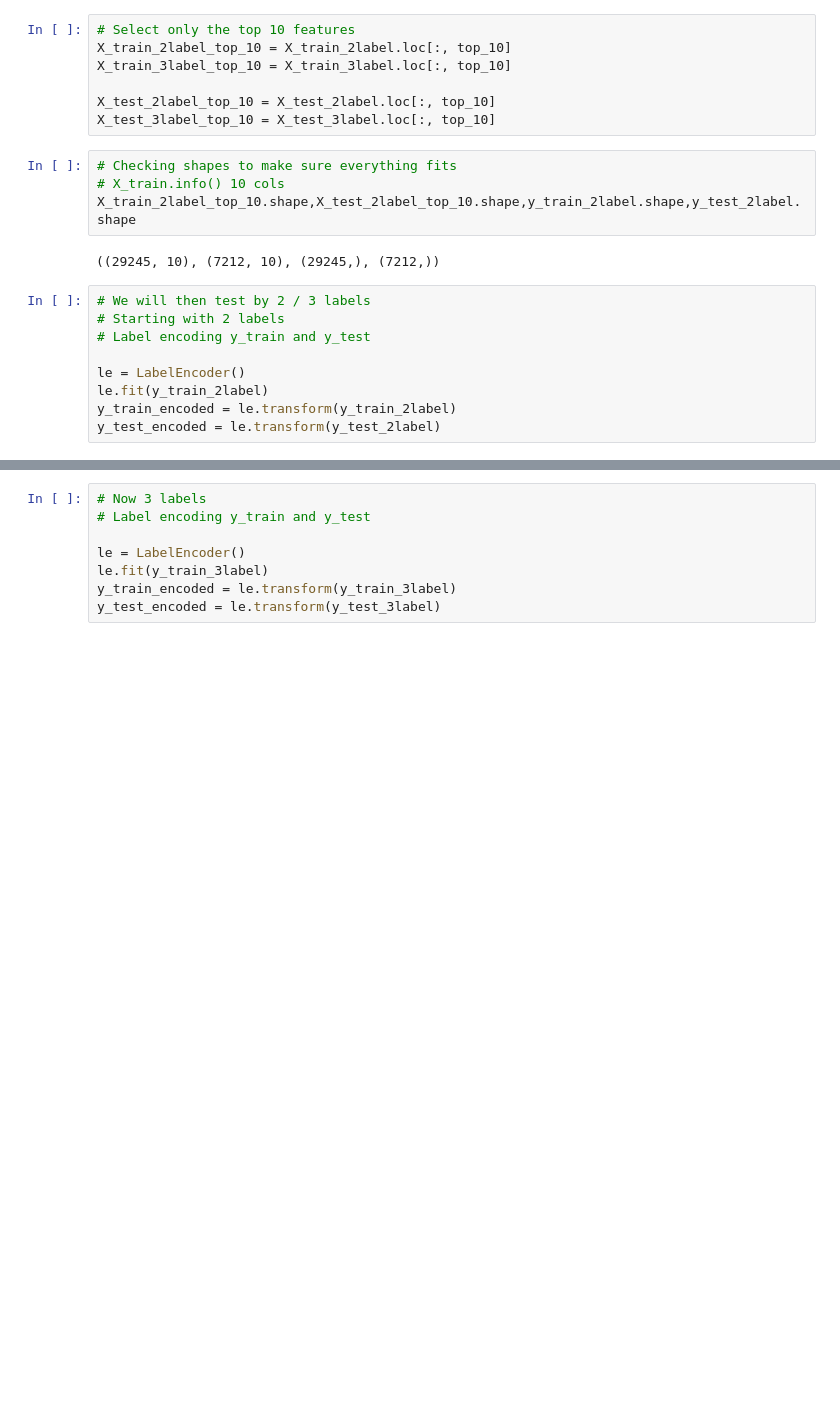
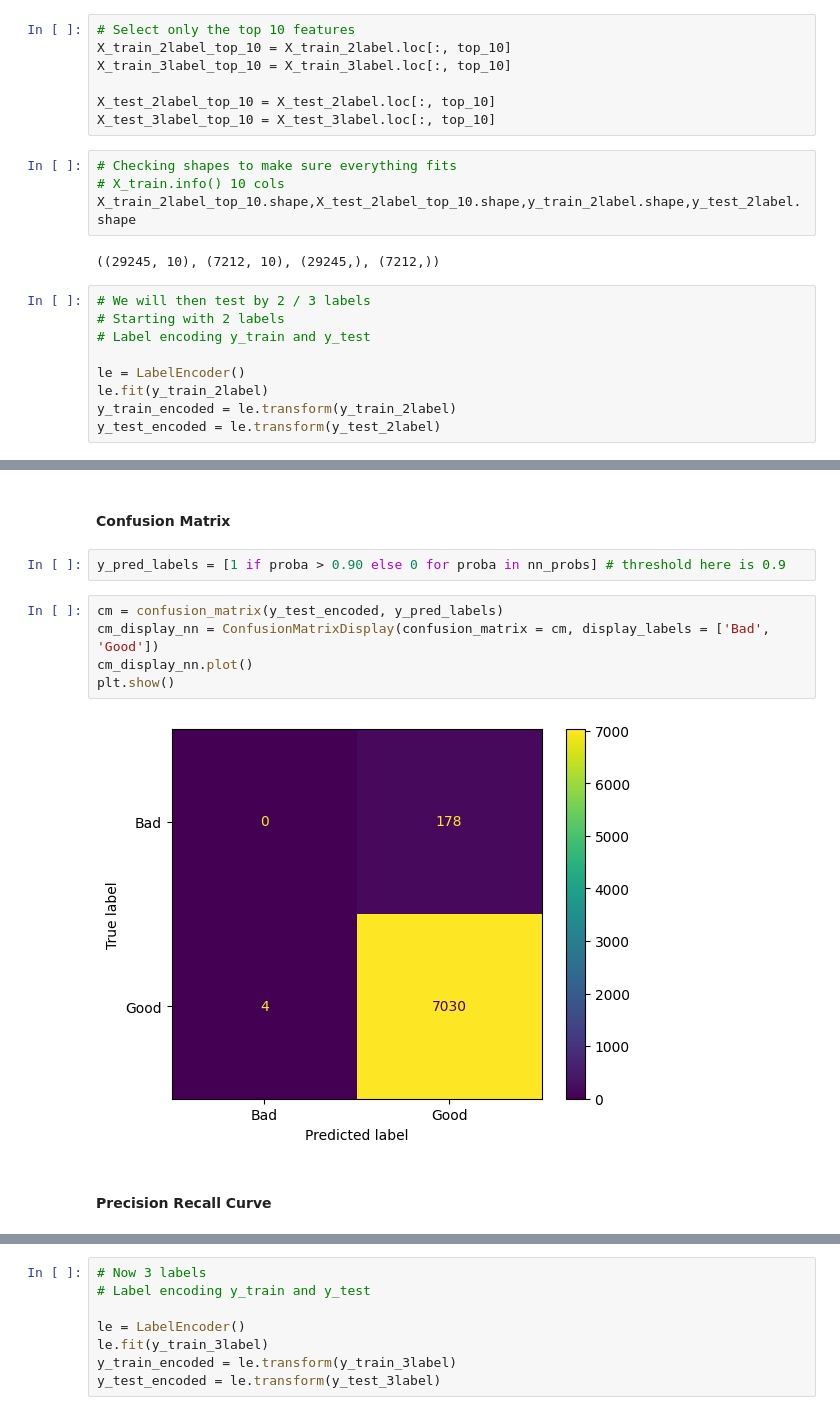
Before and after one commit to manish-cr/CS3244-credit-approval, a Jupyter notebook: code/Neural_Network_v2.ipynb, the cells around one changed output, grey strips where cells are left out. Drawn from its saved outputs; the diff is of its cells as text; blank space fills up the shorter version.

```diff
--- a/code/Neural_Network_v2.ipynb
+++ b/code/Neural_Network_v2.ipynb
@@ -111,0 +167,13 @@ print("2-label Test Accuracy: ", score_2label[1])
+# %% [markdown]
+#### Confusion Matrix
+# %%
+y_pred_labels = [1 if proba > 0.90 else 0 for proba in nn_probs] # threshold here is 0.9
+# %%
+cm = confusion_matrix(y_test_encoded, y_pred_labels)
+cm_display_nn = ConfusionMatrixDisplay(confusion_matrix = cm, display_labels = ['Bad', 'Good'])
+cm_display_nn.plot()
+plt.show()
+# %% [output]
+[figure, added]
+# %% [markdown]
+#### Precision Recall Curve
```
Also changed, not shown: parts of 21 cells of this notebook.
